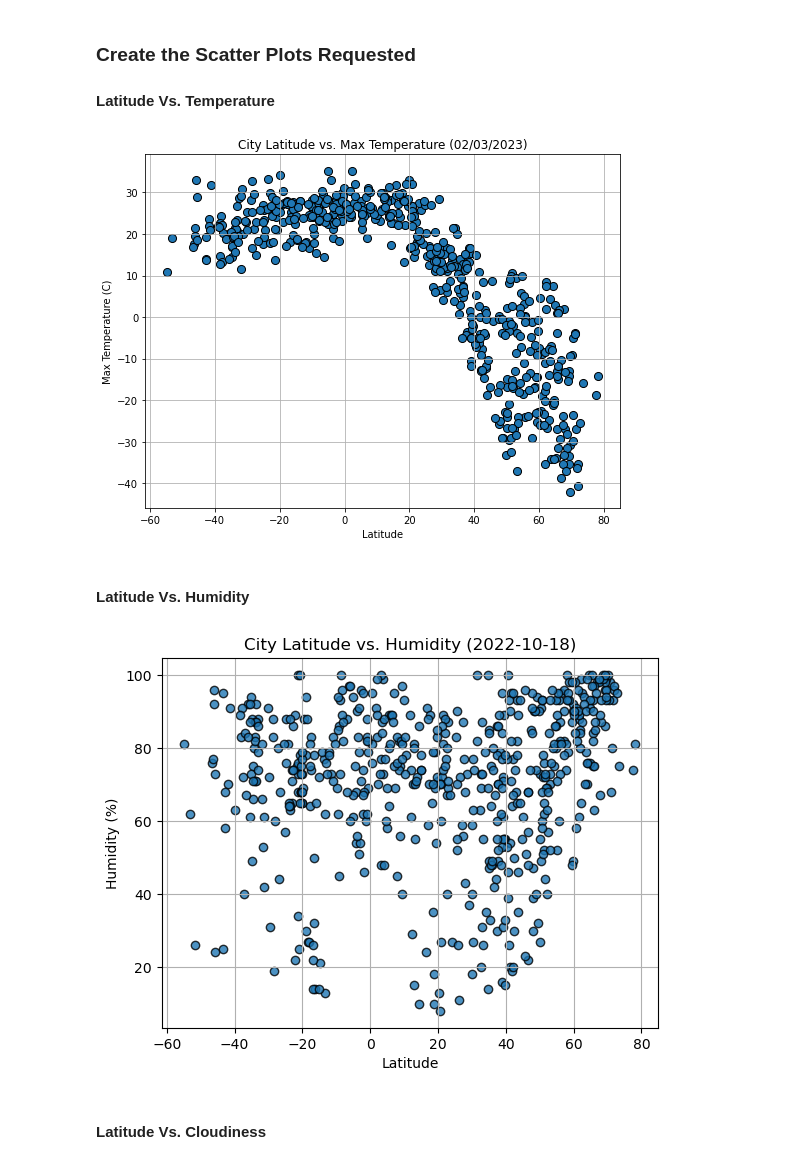
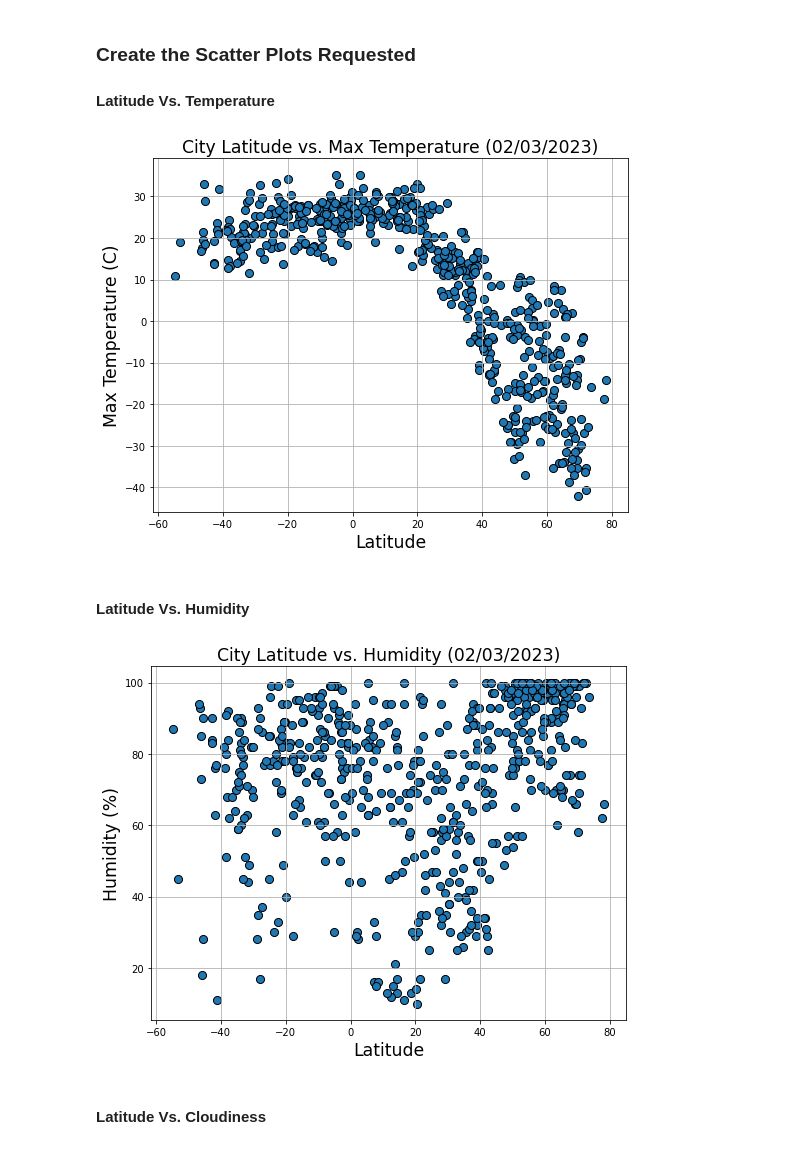
Before and after one commit to ysgorin/python-api-challenge, a Jupyter notebook: WeatherPy/WeatherPy.ipynb, the cells around one changed output. Cells and saved outputs as stored; diff of their text form; code cells hidden in the pictures.

Commit message:
edited fontsize

```diff
--- a/WeatherPy/WeatherPy.ipynb
+++ b/WeatherPy/WeatherPy.ipynb
@@ -189,9 +189,9 @@ plt.figure(figsize=[8.5,6.5])
 plt.scatter(city_data_df["Lat"], city_data_df["Max Temp"], edgecolors="black", s=65)
 
 # Incorporate the other graph properties
-plt.title("City Latitude vs. Max Temperature (02/03/2023)")
-plt.xlabel("Latitude")
-plt.ylabel("Max Temperature (C)")
+plt.title("City Latitude vs. Max Temperature (02/03/2023)", fontsize="xx-large")
+plt.xlabel("Latitude", fontsize="xx-large")
+plt.ylabel("Max Temperature (C)", fontsize="xx-large")
 plt.grid(visible=True)
 
 # Save the figure
@@ -200,23 +200,27 @@ plt.savefig("output_data/Fig1.png")
 # Show plot
 plt.show()
 # %% [output]
-[figure, old version]
+[figure, new version]
 # %% [markdown]
 #### Latitude Vs. Humidity
 # %%
 # Build the scatter plots for latitude vs. humidity
-# YOUR CODE HERE
+plt.figure(figsize=[8.5,6.5])
+plt.scatter(city_data_df["Lat"], city_data_df["Humidity"], edgecolors="black", s=65)
 
 # Incorporate the other graph properties
-# YOUR CODE HERE
+plt.title("City Latitude vs. Humidity (02/03/2023)", fontsize="xx-large")
+plt.xlabel("Latitude", fontsize="xx-large")
+plt.ylabel("Humidity (%)", fontsize="xx-large")
+plt.grid(visible=True)
 
 # Save the figure
 plt.savefig("output_data/Fig2.png")
 
 # Show plot
 plt.show()
 # %% [output]
-[figure, old version]
+[figure, new version]
 # %% [markdown]
 #### Latitude Vs. Cloudiness
 # %%
```
Also changed, not shown: 2 other files.
